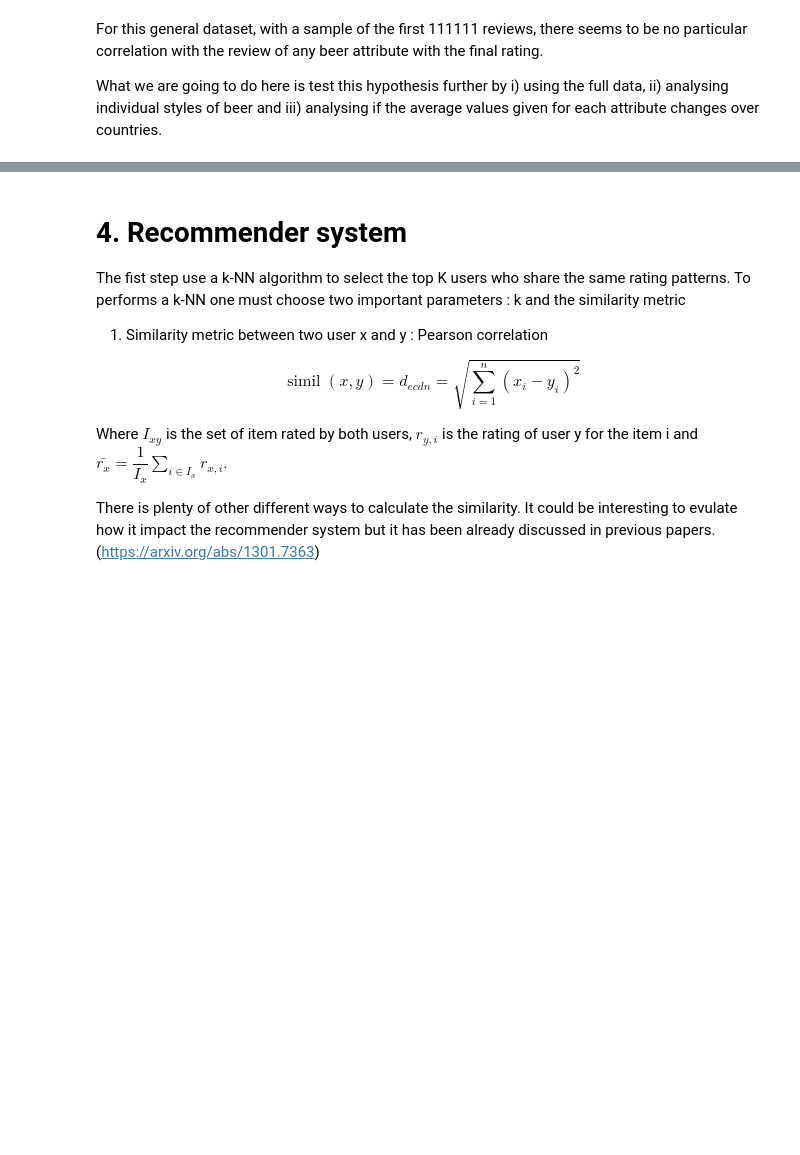
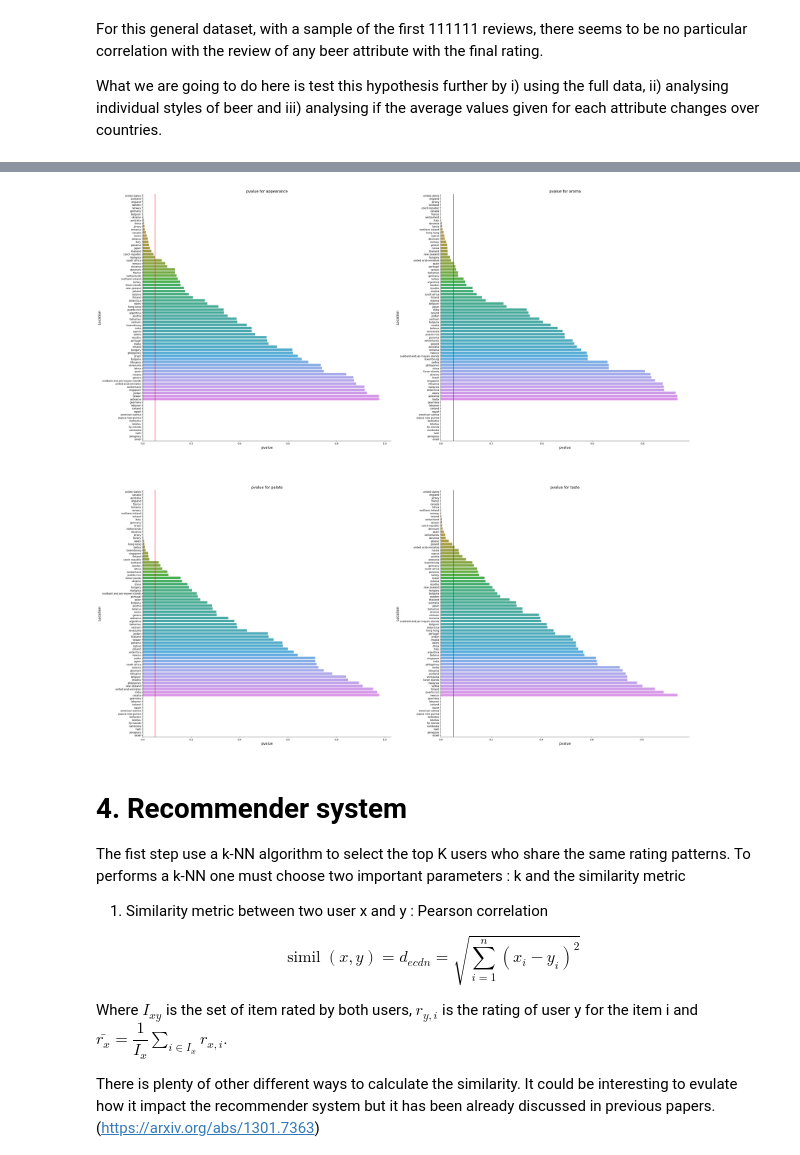
Before and after one commit to epfl-ada/ada-2022-project-brian, a Jupyter notebook: project.ipynb, the cells around one changed output, grey strips where cells are left out. Drawn from its saved outputs; the diff is of its cells as text; code cells hidden in the pictures; blank space fills up the shorter version.

```diff
--- a/project.ipynb
+++ b/project.ipynb
@@ -1161,3 +1161,26 @@ p-value = 2.0432164994322616e-104
 For this general dataset, with a sample of the first 111111 reviews, there seems to be no particular correlation with the review of any beer attribute with the final rating.
 
 What we are going to do here is test this hypothesis further by i) using the full data, ii) analysing individual styles of beer and iii) analysing if the average values given for each attribute changes over countries.
+# %%
+def t_test_attibute_country(df):
+    dict_country={'country':[],'appearance_statistic':[],'appearance_pvalue':[],
+                  'aroma_statistic':[] ,'aroma_pvalue':[],
+                  'palate_statistic':[] ,'palate_pvalue':[],
+                  'taste_statistic':[] ,'taste_pvalue':[] }
+
+    for country in list(df.user_country.unique()):
+        dict_country['country'].append(str(country))
+        for att in beer_attributes:
+
+            review_country_df=reviews[reviews['user_country']==country]
+            ratings_list = list(review_country_df.rating)
+            attribute_list = list(review_country_df[att])
+            statistic, pvalue = st.ttest_rel(a=attribute_list, b=ratings_list)
+
+
+            dict_country[att+'_statistic'].append(statistic)
+            dict_country[att+'_pvalue'].append(pvalue)
+    return pd.DataFrame(data=dict_country)
+# %%
+t_test_country_df = t_test_attibute_country(reviews)
+t_test_country_df.head()
@@ -1163,0 +1199,9 @@ What we are going to do here is test this hypothesis further by i) using the ful
+# %%
+def find_country(df, alpha = 0.05):
+    dict_attribute = {'appearance':[], 'aroma':[], 'palate':[], 'taste':[]}
+    for att in beer_attributes:
+        dict_attribute[att] = list(df[df[att+'_pvalue']>= alpha].country)
+    return dict_attribute
+# %%
+for att, list_country in find_country(t_test_country_df).items():
+    print(f'{att} seems to have higher influences over the final rating for {len(list_country)} countries : {list_country} \n --------------------------------------------------------')
@@ -1164,3 +1217,16 @@ What we are going to do here is test this hypothesis further by i) using the ful
+# %%
+fig, axs = plt.subplots(2, 2, figsize=(40, 40))
+ax = (axs[0, 0],axs[0, 1],axs[1, 0],axs[1, 1])
+for idx,att in enumerate(beer_attributes):
+    sns.barplot(data=t_test_country_df, x=t_test_country_df[str(att)+'_pvalue'], y=t_test_country_df.sort_values(str(att)+'_pvalue').country, ax=ax[idx])
+    ax[idx].axvline(x = 0.05, color = 'r')
+    ax[idx].set_title(f"pvalue for {att}", fontsize = 15)
+    ax[idx].set_xlabel("pvalue", fontsize = 14)
+    ax[idx].set_ylabel("Location", fontsize = 14)
+    ax[idx].spines['right'].set_visible(False)
+    ax[idx].spines['top'].set_visible(False)
+# %% [output]
+[figure, added]
 # %% [markdown]
 # 4.  Recommender system
 The fist step use a k-NN algorithm to select the top K users who share the same rating patterns. To performs a k-NN one must choose two important parameters : k and the similarity metric
```
Also changed, not shown: parts of 25 cells of this notebook.
